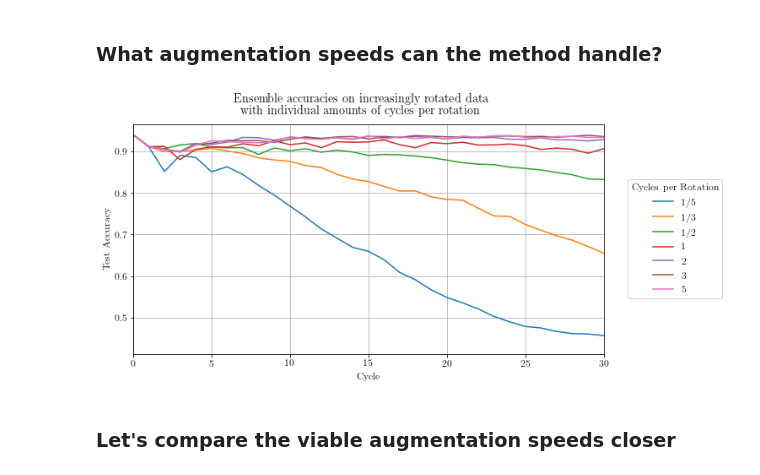
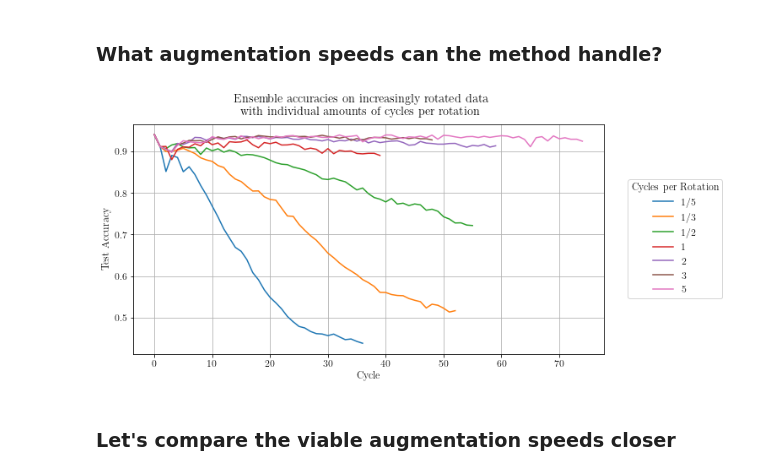
Before and after one commit to fheitzer/BAThesis-code, a Jupyter notebook: notebooks/Checking new runs.ipynb, the cells around one changed output. Saved outputs shown, nothing was run; the diff lists cells and outputs as text; code cells hidden in the pictures.

```diff
--- a/notebooks/Checking new runs.ipynb
+++ b/notebooks/Checking new runs.ipynb
@@ -91,9 +114,9 @@ files = ["Increment_r180_e1_b1_c36_d15000",
          "Increment_r30_e1_b1_c90_d15000",
          "Increment_r180_e1_b1_c900_d15000"]
 # %%
-utils.plot_multiple_ensemble_accuracies(files, "Increment", xlim=30)
+utils.plot_multiple_ensemble_accuracies(files, "Increment", xlim=None)
 # %% [output]
-[figure, old version]
+[figure, new version]
 # %% [markdown]
 ### Let's compare the viable augmentation speeds closer
 # %%
```
Also changed, not shown: parts of 2 cells of this notebook, 26 other files.
